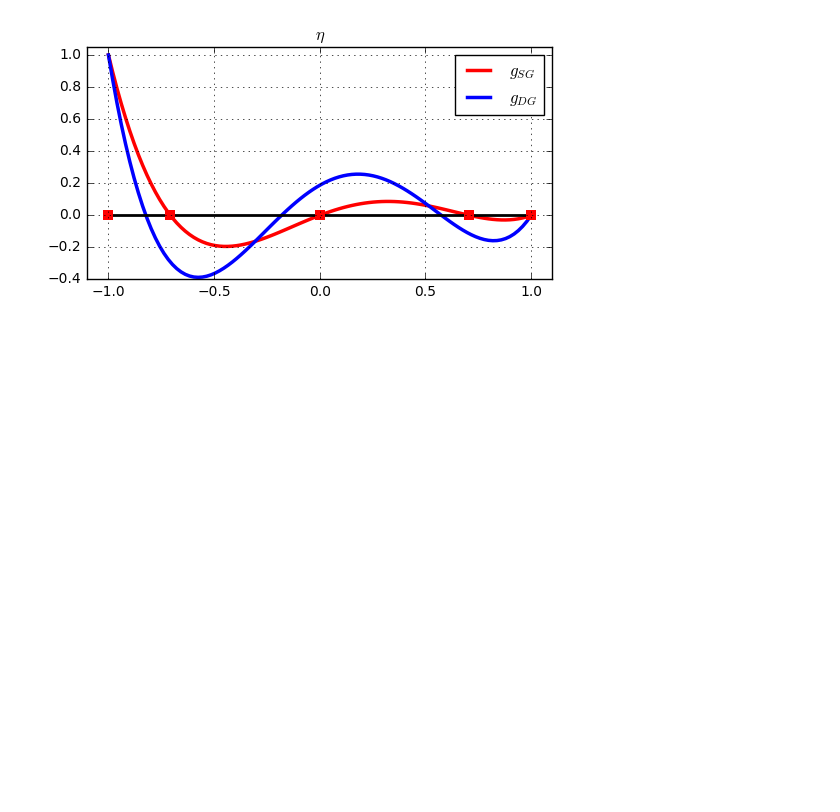
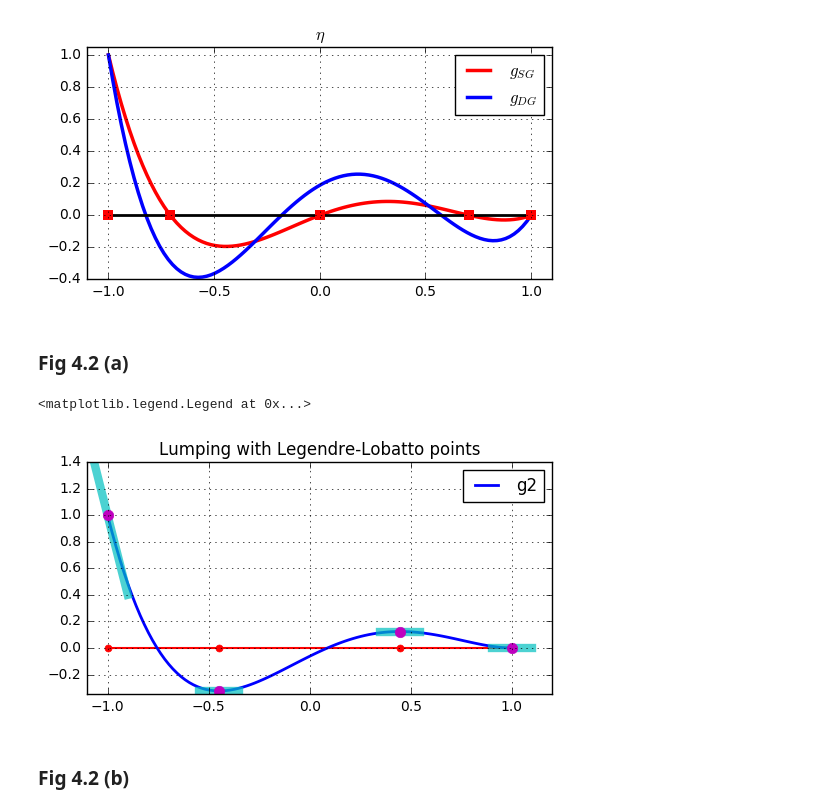
Before and after one commit to piyueh/SEM-Toolbox, a Jupyter notebook: Huynh2007/Fig4.1-4.3.ipynb, the cells around one changed output. Cells and saved outputs as stored; diff of their text form; code cells hidden in the pictures; blank space fills up the shorter version.

```diff
--- a/Huynh2007/Fig4.1-4.3.ipynb
+++ b/Huynh2007/Fig4.1-4.3.ipynb
@@ -56,3 +54,30 @@ pyplot.title(r'$\eta$')
 # %% [output]
 <matplotlib.text.Text at 0x...>
 [figure]
+# %% [markdown]
+### Fig 4.2 (a)
+# %%
+nodes = quad.GaussLobattoJacobi(4).nodes
+g2 = (3. * poly.Radau(4, end=1) + 4. * poly.Radau(3, end=1)) / 7.
+
+x = numpy.linspace(-1., 1., 100)
+xd = numpy.linspace(-0.1, 0.1, 20)
+
+pyplot.figure(figsize=(6, 3))
+pyplot.plot(nodes, numpy.zeros(4), 'r.-', lw=1.5, markersize=10)
+pyplot.plot(x, g2(x), 'b-', lw=2, label='g2')
+for i in range(4):
+    a = g2.derive()(nodes[i])
+    f = lambda xi: a * xi + g2(nodes[i]) - a * nodes[i]
+    pyplot.plot(xd+nodes[i], f(xd+nodes[i]), 'c-', lw=6, alpha=0.7)
+pyplot.plot(nodes, g2(nodes), 'm.', markersize=15)
+pyplot.title("Lumping with Legendre-Lobatto points")
+pyplot.xlim(-1.1, 1.2)
+pyplot.ylim(-0.35, 1.4)
+pyplot.grid()
+pyplot.legend(loc=0)
+# %% [output]
+<matplotlib.legend.Legend at 0x...>
+[figure, added]
+# %% [markdown]
+### Fig 4.2 (b)
```
Also changed, not shown: parts of 4 cells of this notebook.
